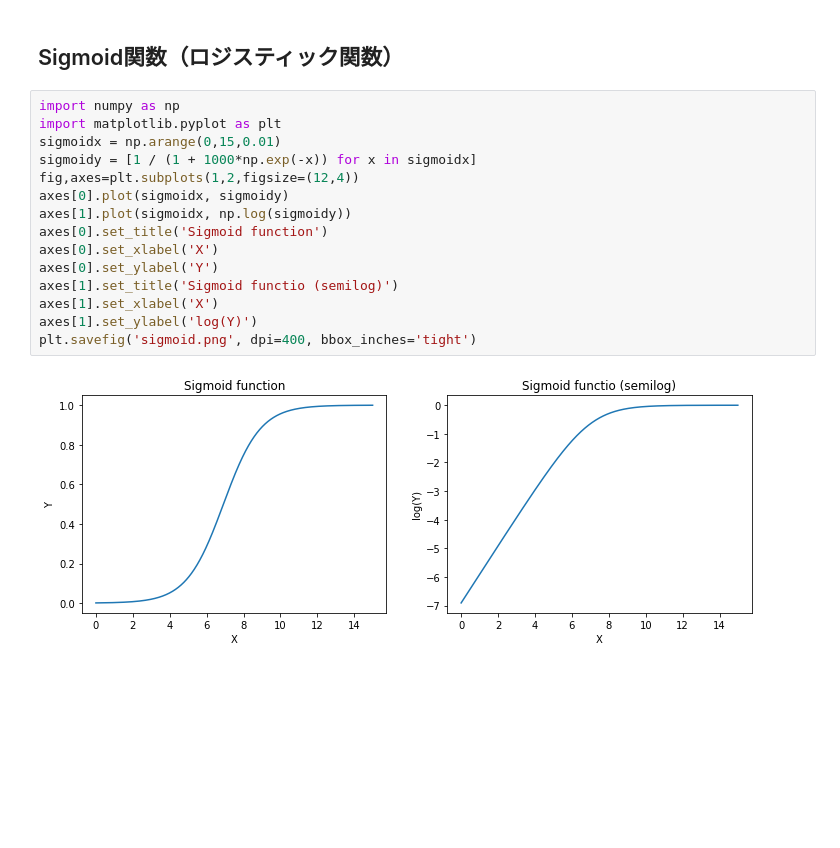
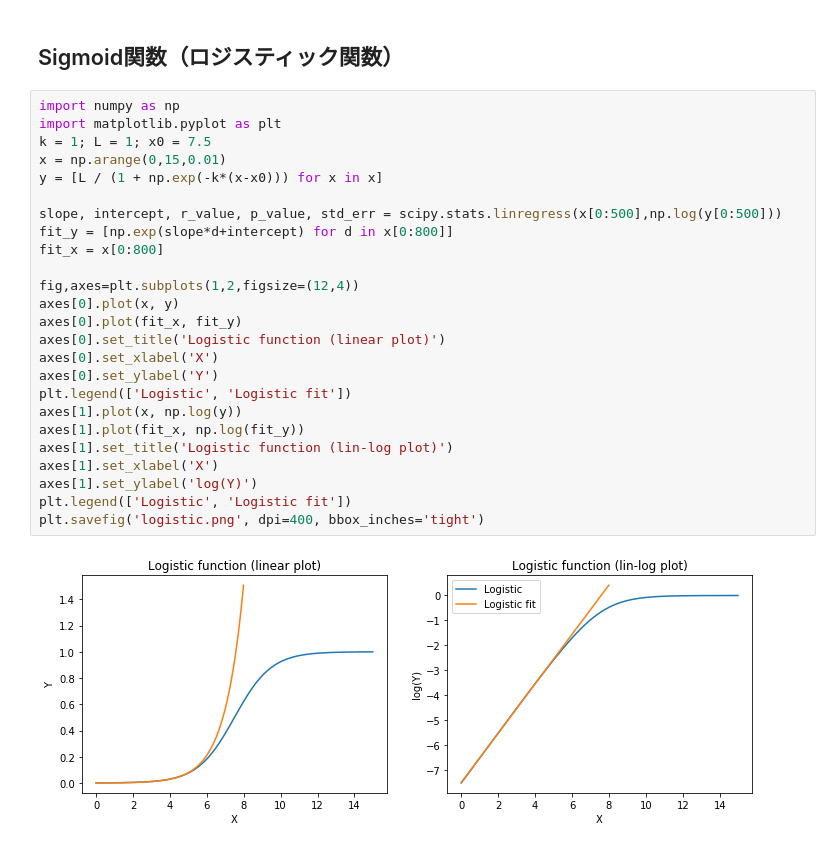
Before and after one commit to so1tsuda/corona_prediction, a Jupyter notebook: CoronaPrediction.ipynb, the cells around one changed output. Saved outputs shown, nothing was run; the diff lists cells and outputs as text; blank space fills up the shorter version.

```diff
--- a/CoronaPrediction.ipynb
+++ b/CoronaPrediction.ipynb
@@ -181,17 +181,27 @@ Japan: doubling 5.8 days / R^2: 0.94
 # %%
 import numpy as np
 import matplotlib.pyplot as plt
-sigmoidx = np.arange(0,15,0.01)
-sigmoidy = [1 / (1 + 1000*np.exp(-x)) for x in sigmoidx]
+k = 1; L = 1; x0 = 7.5
+x = np.arange(0,15,0.01)
+y = [L / (1 + np.exp(-k*(x-x0))) for x in x]
+
+slope, intercept, r_value, p_value, std_err = scipy.stats.linregress(x[0:500],np.log(y[0:500]))
+fit_y = [np.exp(slope*d+intercept) for d in x[0:800]]
+fit_x = x[0:800]
+
 fig,axes=plt.subplots(1,2,figsize=(12,4))
-axes[0].plot(sigmoidx, sigmoidy)
-axes[1].plot(sigmoidx, np.log(sigmoidy))
-axes[0].set_title('Sigmoid function')
+axes[0].plot(x, y)
+axes[0].plot(fit_x, fit_y)
+axes[0].set_title('Logistic function (linear plot)')
 axes[0].set_xlabel('X')
 axes[0].set_ylabel('Y')
-axes[1].set_title('Sigmoid functio (semilog)')
+plt.legend(['Logistic', 'Logistic fit'])
+axes[1].plot(x, np.log(y))
+axes[1].plot(fit_x, np.log(fit_y))
+axes[1].set_title('Logistic function (lin-log plot)')
 axes[1].set_xlabel('X')
 axes[1].set_ylabel('log(Y)')
-plt.savefig('sigmoid.png', dpi=400, bbox_inches='tight')
+plt.legend(['Logistic', 'Logistic fit'])
+plt.savefig('logistic.png', dpi=400, bbox_inches='tight')
 # %% [output]
-[figure, old version]
+[figure, new version]
```
Also changed, not shown: parts of 3 cells of this notebook.
